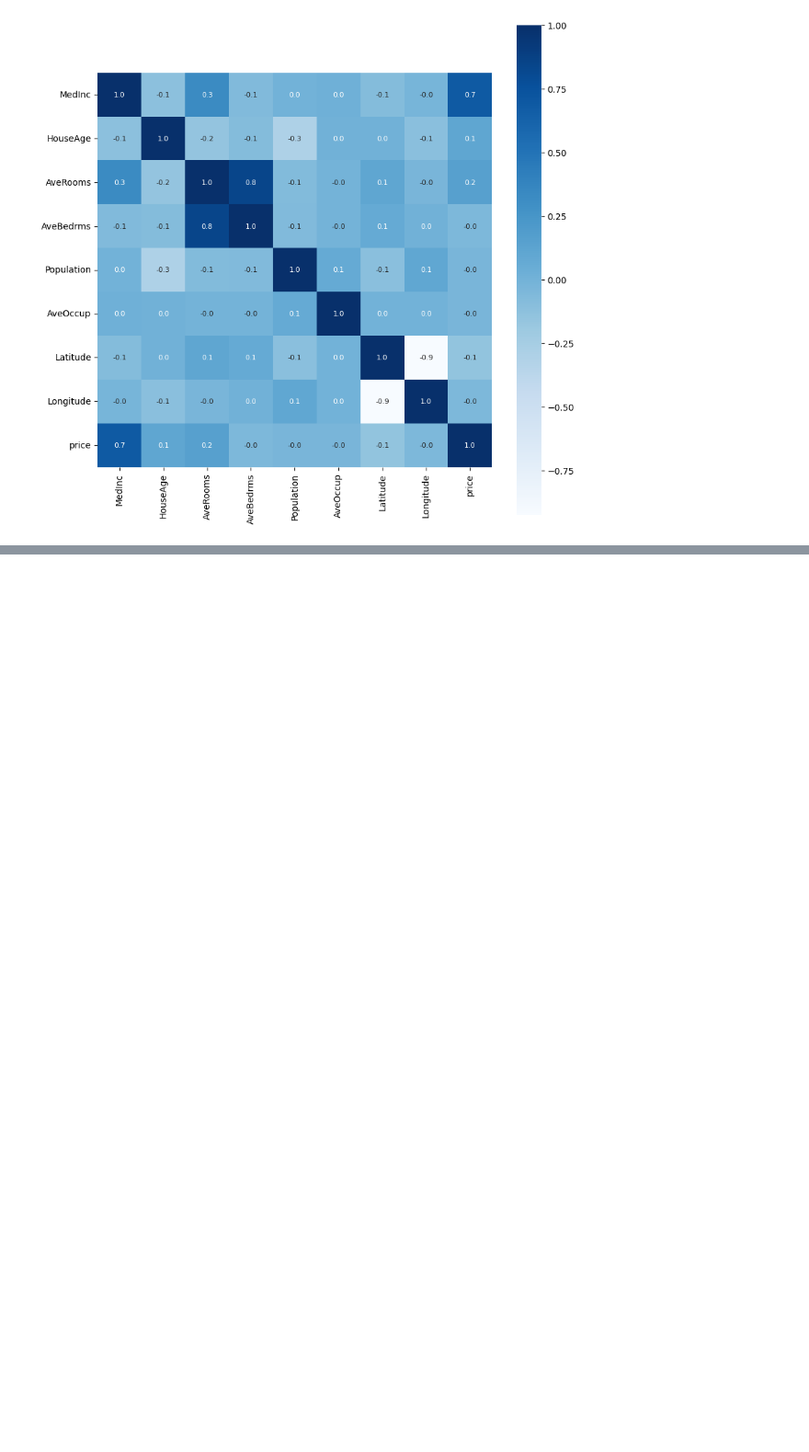
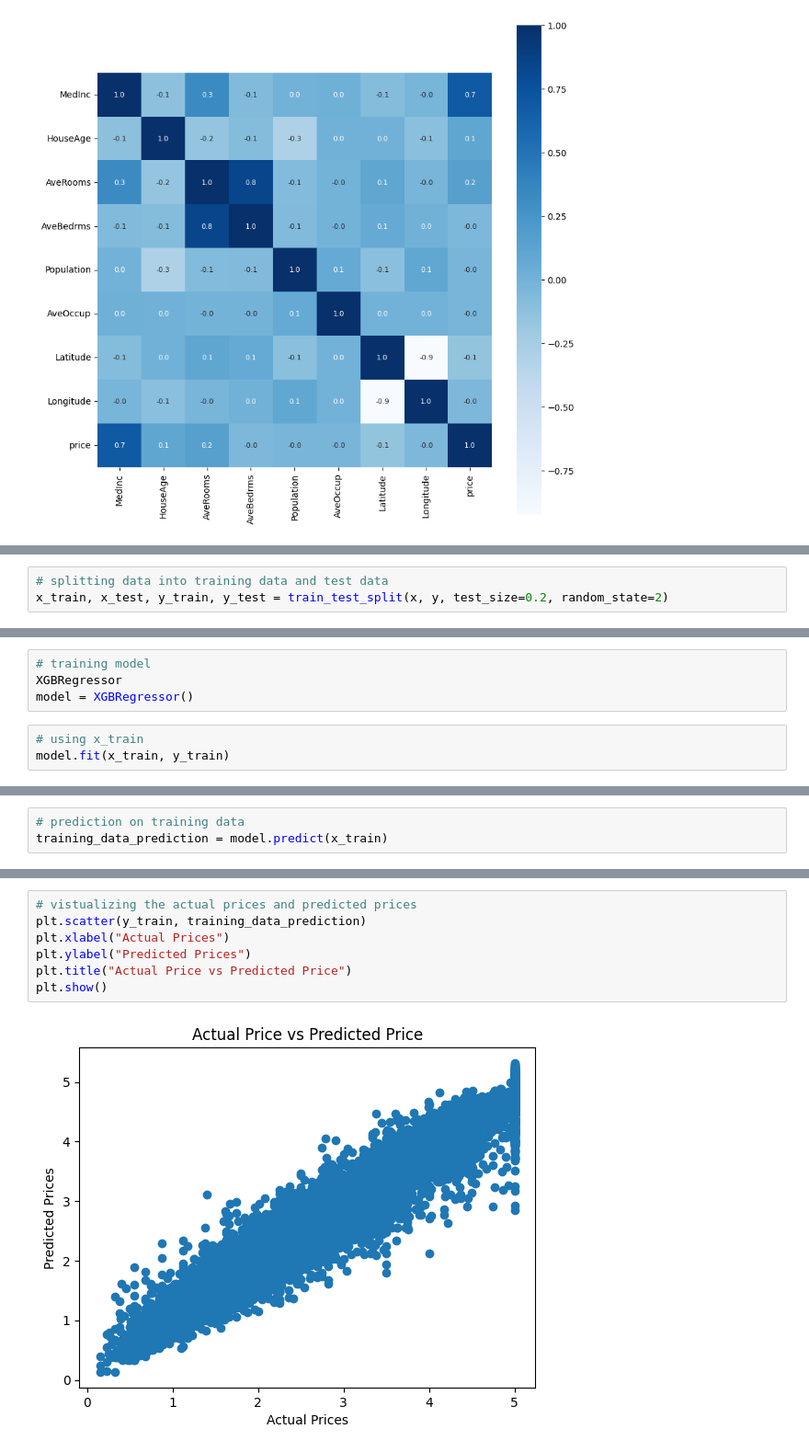
Before and after one commit to AribAsim/Land_price_prediction-model, a Jupyter notebook: jupyter.ipynb, the cells around one changed output, grey strips where cells are left out. Shown: that part at 92% size. Saved outputs shown, nothing was run; the diff lists cells and outputs as text; blank space fills up the shorter version.

```diff
--- a/jupyter.ipynb
+++ b/jupyter.ipynb
@@ -98,0 +121,3 @@ SyntaxError: invalid syntax (<ipython-input-20-4a2d0e41a392>, line 1)
+# %%
+# splitting data into training data and test data
+x_train, x_test, y_train, y_test = train_test_split(x, y, test_size=0.2, random_state=2)
@@ -98,0 +128,7 @@ SyntaxError: invalid syntax (<ipython-input-20-4a2d0e41a392>, line 1)
+# %%
+# training model
+XGBRegressor
+model = XGBRegressor()
+# %%
+# using x_train
+model.fit(x_train, y_train)
@@ -98,0 +157,3 @@ SyntaxError: invalid syntax (<ipython-input-20-4a2d0e41a392>, line 1)
+# %%
+# prediction on training data
+training_data_prediction = model.predict(x_train)
@@ -98,0 +177,9 @@ SyntaxError: invalid syntax (<ipython-input-20-4a2d0e41a392>, line 1)
+# %%
+# vistualizing the actual prices and predicted prices
+plt.scatter(y_train, training_data_prediction)
+plt.xlabel("Actual Prices")
+plt.ylabel("Predicted Prices")
+plt.title("Actual Price vs Predicted Price")
+plt.show()
+# %% [output]
+[figure, added]
```
Also changed, not shown: parts of 9 cells of this notebook.
